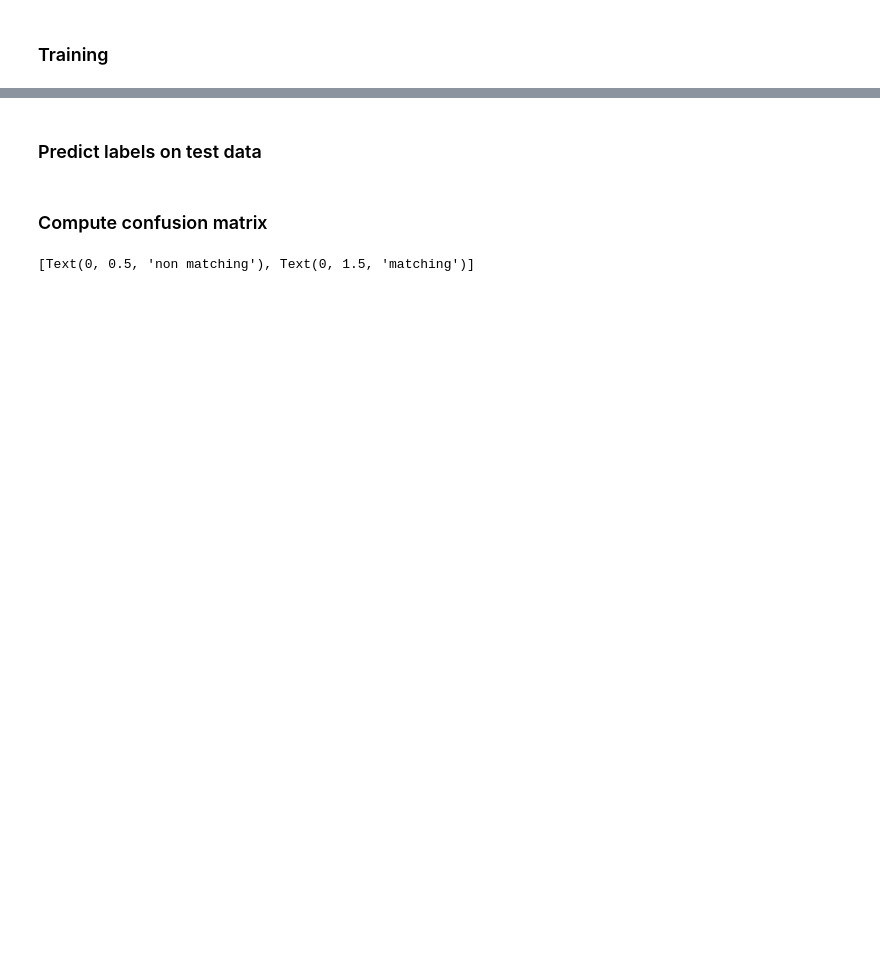
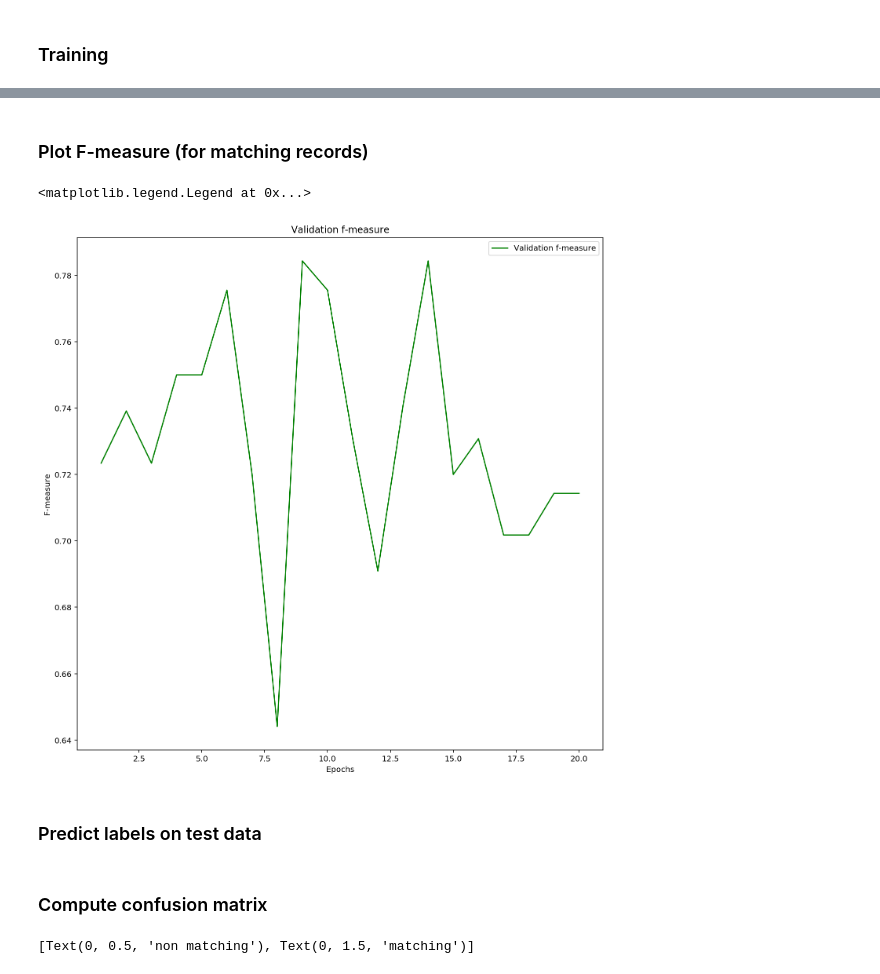
Before and after one commit to a-wars/AGIW_DeepER, a Jupyter notebook: notebooks/fodors-zagats.ipynb, the cells around one changed output, grey strips where cells are left out. Drawn from its saved outputs; the diff is of its cells as text; code cells hidden in the pictures; blank space fills up the shorter version.

```diff
--- a/notebooks/fodors-zagats.ipynb
+++ b/notebooks/fodors-zagats.ipynb
@@ -192,3 +223,16 @@ plt.legend()
+# %% [markdown]
+### Plot F-measure (for matching records)
+# %%
+plt.figure(figsize=(12,12))
+valFMeasure = metricsHistory.valFMeasureHistory
+plt.plot(epochs, valFMeasure, 'g', label='Validation f-measure')
+plt.title('Validation f-measure')
+plt.xlabel('Epochs')
+plt.ylabel('F-measure')
+plt.legend()
+# %% [output]
+<matplotlib.legend.Legend at 0x...>
+[figure, added]
 # %% [markdown]
 ### Predict labels on test data
 # %%
```
Also changed, not shown: parts of 14 cells of this notebook.
